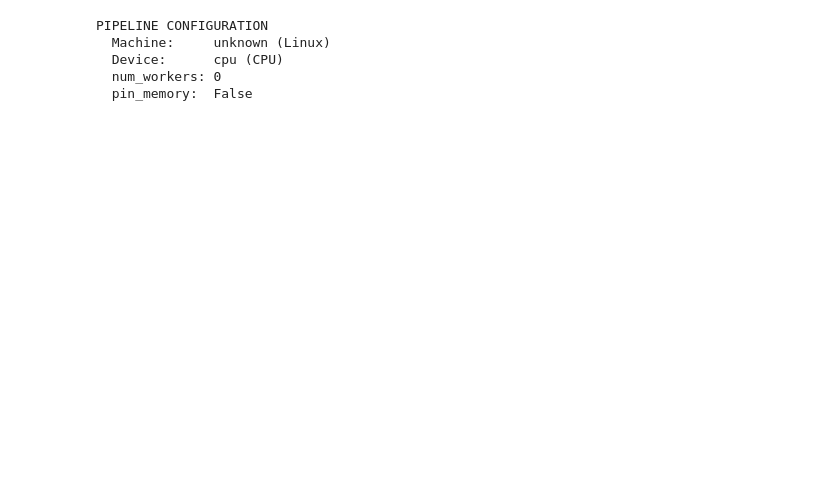
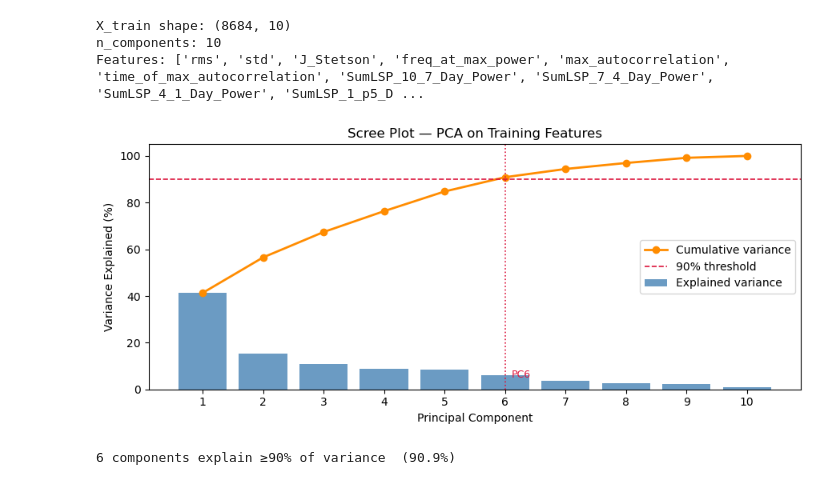
Before and after one commit to tobin-wainer/TESS_Cluster_Age_ML, a Jupyter notebook: GaussianNN_CGW/Model_Pipeline/0_2_PCA_Preprocessing.ipynb, the cells around one changed output. Drawn from its saved outputs; the diff is of its cells as text; code cells hidden in the pictures; blank space fills up the shorter version.

```diff
--- a/GaussianNN_CGW/Model_Pipeline/0_2_PCA_Preprocessing.ipynb
+++ b/GaussianNN_CGW/Model_Pipeline/0_2_PCA_Preprocessing.ipynb
@@ -60,7 +63,7 @@ from itertools import cycle
 from pipeline_config import config, project_dir_path, temp_files_path
 
 # Dataset configuration
-dataset_name = 'traintest_data6.pkl'
+dataset_name = 'traintest_data7.pkl'
 
 
 import torch
@@ -70,9 +73,49 @@ import numpy as np
 # Load data
 with open(temp_files_path + dataset_name, 'rb') as f:
     X_train, X_test, period_train, period_test, y_train, y_test, feature_cols, train_cluster_names, test_cluster_names = pickle.load(f)
-# %% [output]
-PIPELINE CONFIGURATION
-  Machine:     unknown (Linux)
-  Device:      cpu (CPU)
-  num_workers: 0
-  pin_memory:  False
+# %%
+from sklearn.decomposition import PCA
+
+X_np = X_train.detach().cpu().numpy()
+y_np = y_train.detach().cpu().numpy().flatten()
+
+scaler = StandardScaler()
+X_scaled = scaler.fit_transform(X_np)
+
+pca = PCA()
+X_pca = pca.fit_transform(X_scaled)
+
+print(f"X_train shape: {X_np.shape}")
+print(f"n_components: {pca.n_components_}")
+print(f"Features: {feature_cols}")
+# %% [output]
+X_train shape: (8684, 10)
+n_components: 10
+Features: ['rms', 'std', 'J_Stetson', 'freq_at_max_power', 'max_autocorrelation', 'time_of_max_autocorrelation', 'SumLSP_10_7_Day_Power', 'SumLSP_7_4_Day_Power', 'SumLSP_4_1_Day_Power', 'SumLSP_1_p5_D ...
+# %%
+# --- Cell 4: Scree Plot ---
+evr = pca.explained_variance_ratio_
+cumvar = np.cumsum(evr)
+n_90 = np.searchsorted(cumvar, 0.90) + 1  # number of components for 90% variance
+
+fig, ax = plt.subplots(figsize=(9, 4))
+components = np.arange(1, len(evr) + 1)
+
+ax.bar(components, evr * 100, color='steelblue', alpha=0.8, label='Explained variance')
+ax.plot(components, cumvar * 100, 'o-', color='darkorange', lw=2, label='Cumulative variance')
+ax.axhline(90, color='crimson', ls='--', lw=1.2, label='90% threshold')
+ax.axvline(n_90, color='crimson', ls=':', lw=1.2)
+ax.text(n_90 + 0.1, 5, f'PC{n_90}', color='crimson', fontsize=9)
+
+ax.set_xlabel('Principal Component')
+ax.set_ylabel('Variance Explained (%)')
+ax.set_title('Scree Plot — PCA on Training Features')
+ax.set_xticks(components)
+ax.legend()
+plt.tight_layout()
+plt.show()
+
+print(f"{n_90} components explain ≥90% of variance  ({cumvar[n_90-1]*100:.1f}%)")
+# %% [output]
+[figure, added]
+6 components explain ≥90% of variance  (90.9%)
```
Also changed, not shown: parts of 8 cells of this notebook, 1 other file.
